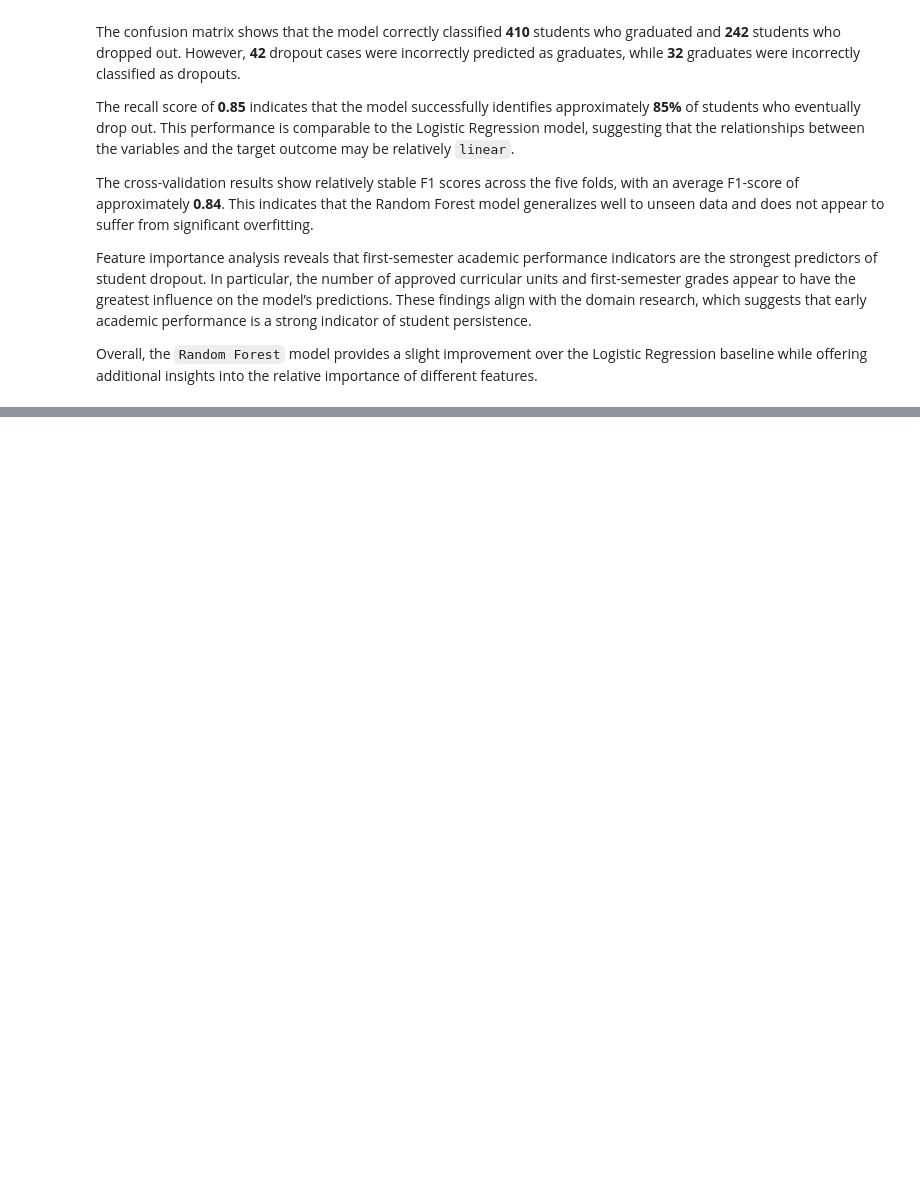
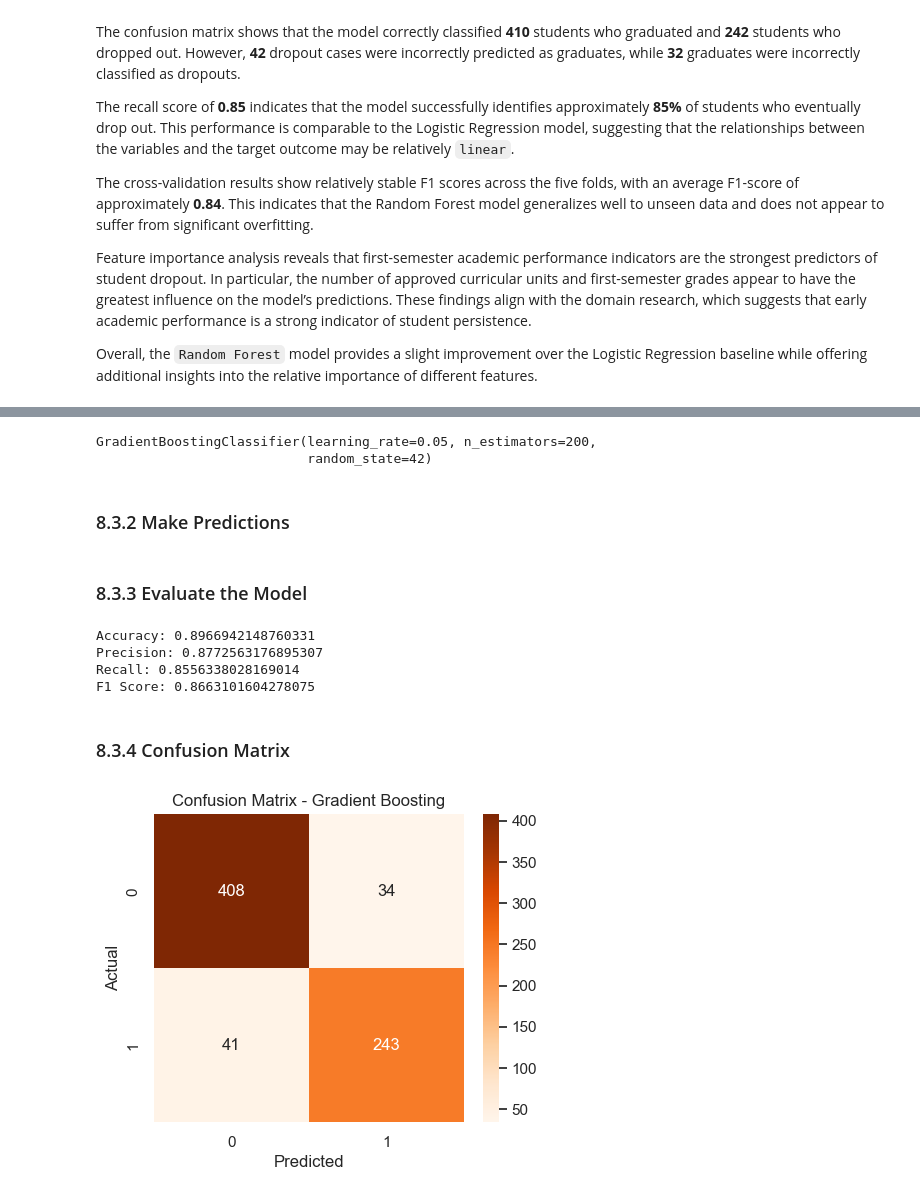
Before and after one commit to DimitarMalamski/student-dropout-predictor, a Jupyter notebook: notebooks/dropout_predictor.ipynb, the cells around one changed output, grey strips where cells are left out. Saved outputs shown, nothing was run; the diff lists cells and outputs as text; code cells hidden in the pictures; blank space fills up the shorter version.

Commit message:
Trained a Gradient Boosting model for experimenting

```diff
--- a/notebooks/dropout_predictor.ipynb
+++ b/notebooks/dropout_predictor.ipynb
@@ -455,0 +464,50 @@ Overall, the `Random Forest` model provides a slight improvement over the Logist
+# %%
+# Initialize the model
+gb_model = GradientBoostingClassifier(
+  n_estimators=200, #number of trees
+  learning_rate=0.05, #how much each tree contributes to the final prediction
+  random_state=42 #reproducibility
+)
+
+# Train the model
+gb_model.fit(X_train, y_train)
+# %% [output]
+GradientBoostingClassifier(learning_rate=0.05, n_estimators=200,
+                           random_state=42)
+# %% [markdown]
+### 8.3.2 Make Predictions
+# %%
+# Predict on the test set
+gb_pred = gb_model.predict(X_test)
+# %% [markdown]
+### 8.3.3 Evaluate the Model
+# %%
+gb_accuracy = accuracy_score(y_test, gb_pred)
+gb_precision = precision_score(y_test, gb_pred)
+gb_recall = recall_score(y_test, gb_pred)
+gb_f1 = f1_score(y_test, gb_pred)
+
+print("Accuracy:", gb_accuracy)
+print("Precision:", gb_precision)
+print("Recall:", gb_recall)
+print("F1 Score:", gb_f1)
+# %% [output]
+Accuracy: 0.8966942148760331
+Precision: 0.8772563176895307
+Recall: 0.8556338028169014
+F1 Score: 0.8663101604278075
+# %% [markdown]
+### 8.3.4 Confusion Matrix
+# %%
+gb_cm = confusion_matrix(y_test, gb_pred)
+
+plt.figure(figsize=(5,4))
+sns.heatmap(gb_cm, annot=True, fmt="d", cmap="Oranges")
+
+plt.xlabel("Predicted")
+plt.ylabel("Actual")
+plt.title("Confusion Matrix - Gradient Boosting")
+
+plt.show()
+# %% [output]
+[figure, added]
```
Also changed, not shown: parts of 5 cells of this notebook.
